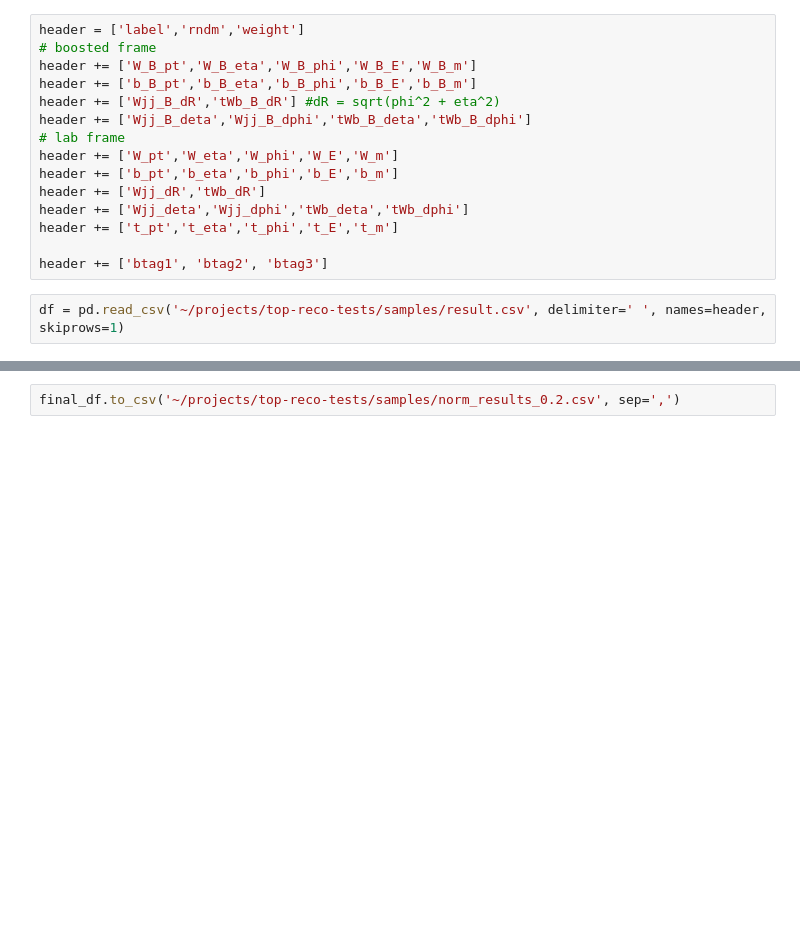
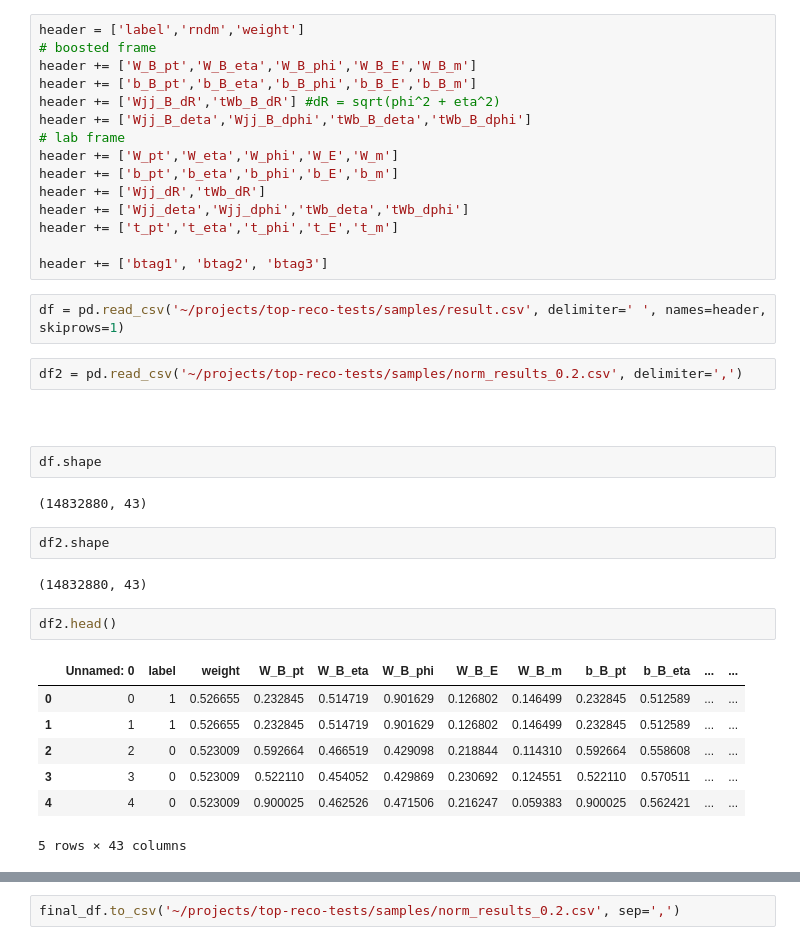
Before and after one commit to rahuldesai1/top-reco, a Jupyter notebook: Data.ipynb, the cells around one changed output, grey strips where cells are left out. Drawn from its saved outputs; the diff is of its cells as text; blank space fills up the shorter version.

```diff
--- a/Data.ipynb
+++ b/Data.ipynb
@@ -22,4 +22,26 @@ header += ['t_pt','t_eta','t_phi','t_E','t_m']
 header += ['btag1', 'btag2', 'btag3']
 # %%
 df = pd.read_csv('~/projects/top-reco-tests/samples/result.csv', delimiter=' ', names=header, skiprows=1)
+# %%
+df2 = pd.read_csv('~/projects/top-reco-tests/samples/norm_results_0.2.csv', delimiter=',')
+# %% [markdown]
+##
+# %%
+df.shape
+# %% [output]
+(14832880, 43)
+# %%
+df2.shape
+# %% [output]
+(14832880, 43)
+# %%
+df2.head()
+# %% [output]
+|  | Unnamed: 0 | label | weight | W_B_pt | W_B_eta | W_B_phi | W_B_E | W_B_m | b_B_pt | b_B_eta | ... | ... |
+| 0 | 0 | 1 | 0.526655 | 0.232845 | 0.514719 | 0.901629 | 0.126802 | 0.146499 | 0.232845 | 0.512589 | ... | ... |
+| 1 | 1 | 1 | 0.526655 | 0.232845 | 0.514719 | 0.901629 | 0.126802 | 0.146499 | 0.232845 | 0.512589 | ... | ... |
+| 2 | 2 | 0 | 0.523009 | 0.592664 | 0.466519 | 0.429098 | 0.218844 | 0.114310 | 0.592664 | 0.558608 | ... | ... |
+| 3 | 3 | 0 | 0.523009 | 0.522110 | 0.454052 | 0.429869 | 0.230692 | 0.124551 | 0.522110 | 0.570511 | ... | ... |
+| 4 | 4 | 0 | 0.523009 | 0.900025 | 0.462526 | 0.471506 | 0.216247 | 0.059383 | 0.900025 | 0.562421 | ... | ... |
+5 rows × 43 columns
 # %%
```
Also changed, not shown: parts of 2 cells of this notebook, 7 other files.
